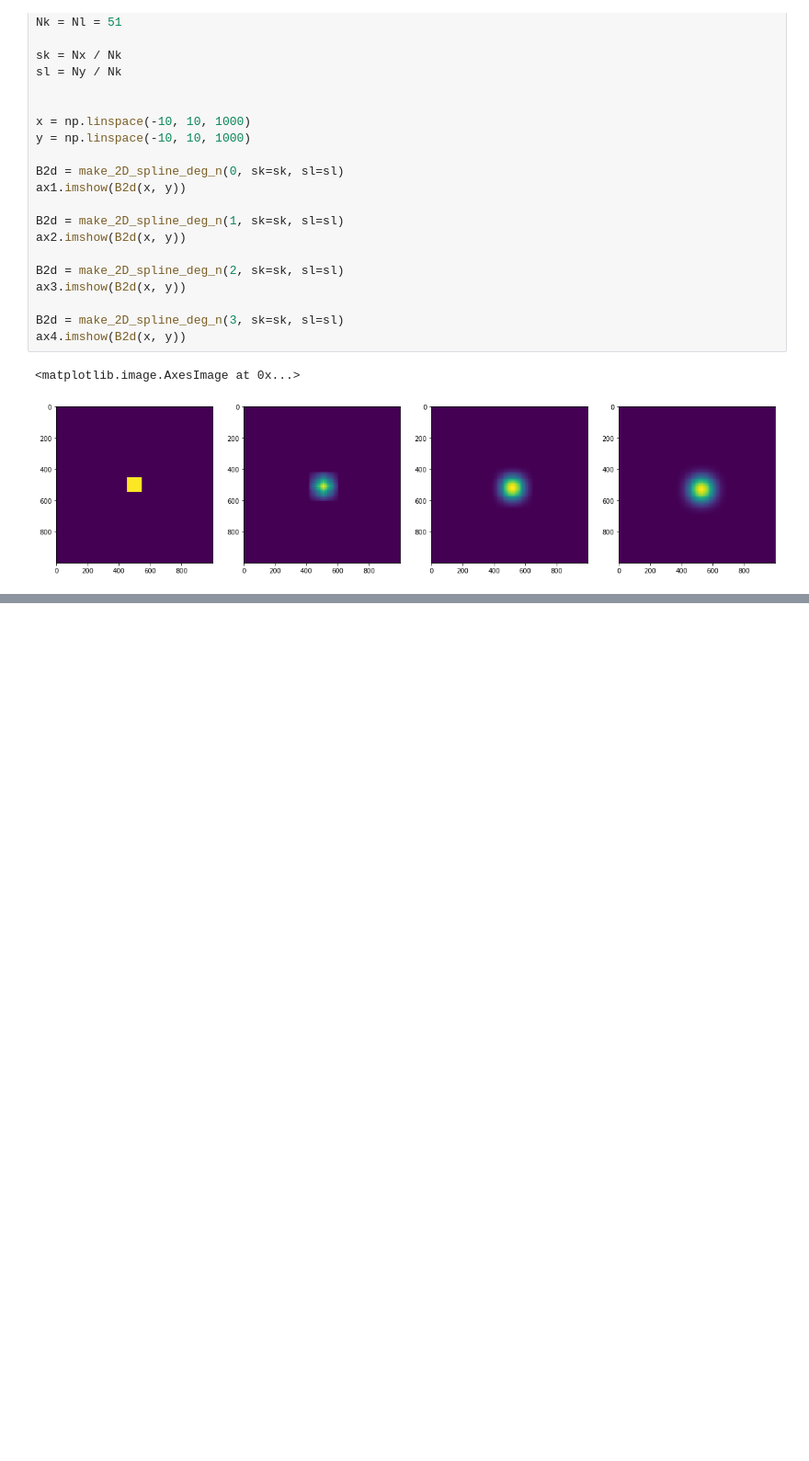
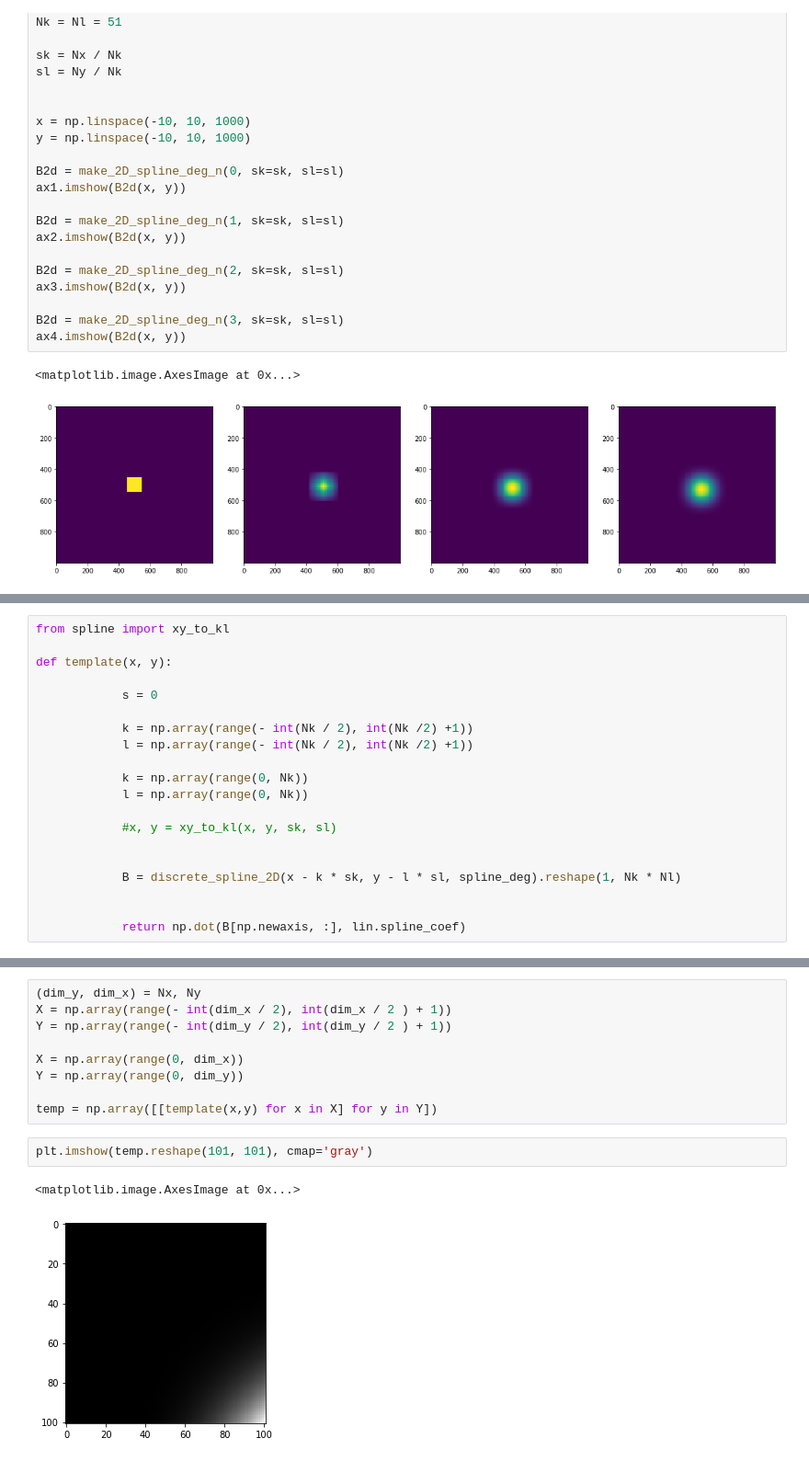
Before and after one commit to pierreglaser/templatematching-mva, a Jupyter notebook: notebooks/train.ipynb, the cells around one changed output, grey strips where cells are left out. Shown at 92% size. Drawn from its saved outputs; the diff is of its cells as text; blank space fills up the shorter version.

```diff
--- a/notebooks/train.ipynb
+++ b/notebooks/train.ipynb
@@ -182,0 +263,20 @@ lin.S_matrix.shape
+# %%
+from spline import xy_to_kl
+
+def template(x, y):
+
+            s = 0
+
+            k = np.array(range(- int(Nk / 2), int(Nk /2) +1))
+            l = np.array(range(- int(Nk / 2), int(Nk /2) +1))
+
+            k = np.array(range(0, Nk))
+            l = np.array(range(0, Nk))
+
+            #x, y = xy_to_kl(x, y, sk, sl)
+
+
+            B = discrete_spline_2D(x - k * sk, y - l * sl, spline_deg).reshape(1, Nk * Nl)
+
+
+            return np.dot(B[np.newaxis, :], lin.spline_coef)
@@ -182,0 +322,14 @@ lin.S_matrix.shape
+# %%
+(dim_y, dim_x) = Nx, Ny
+X = np.array(range(- int(dim_x / 2), int(dim_x / 2 ) + 1))
+Y = np.array(range(- int(dim_y / 2), int(dim_y / 2 ) + 1))
+
+X = np.array(range(0, dim_x))
+Y = np.array(range(0, dim_y))
+
+temp = np.array([[template(x,y) for x in X] for y in Y])
+# %%
+plt.imshow(temp.reshape(101, 101), cmap='gray')
+# %% [output]
+<matplotlib.image.AxesImage at 0x...>
+[figure, added]
```
Also changed, not shown: parts of 21 cells of this notebook.
